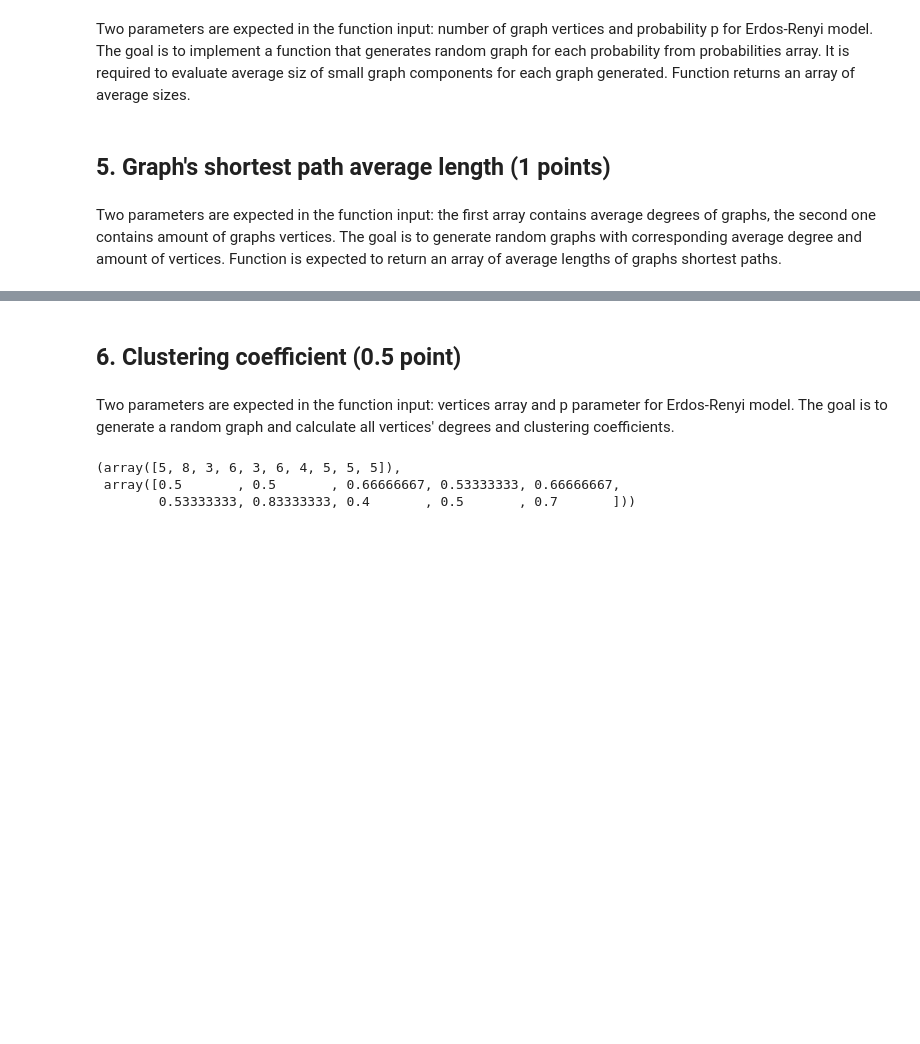
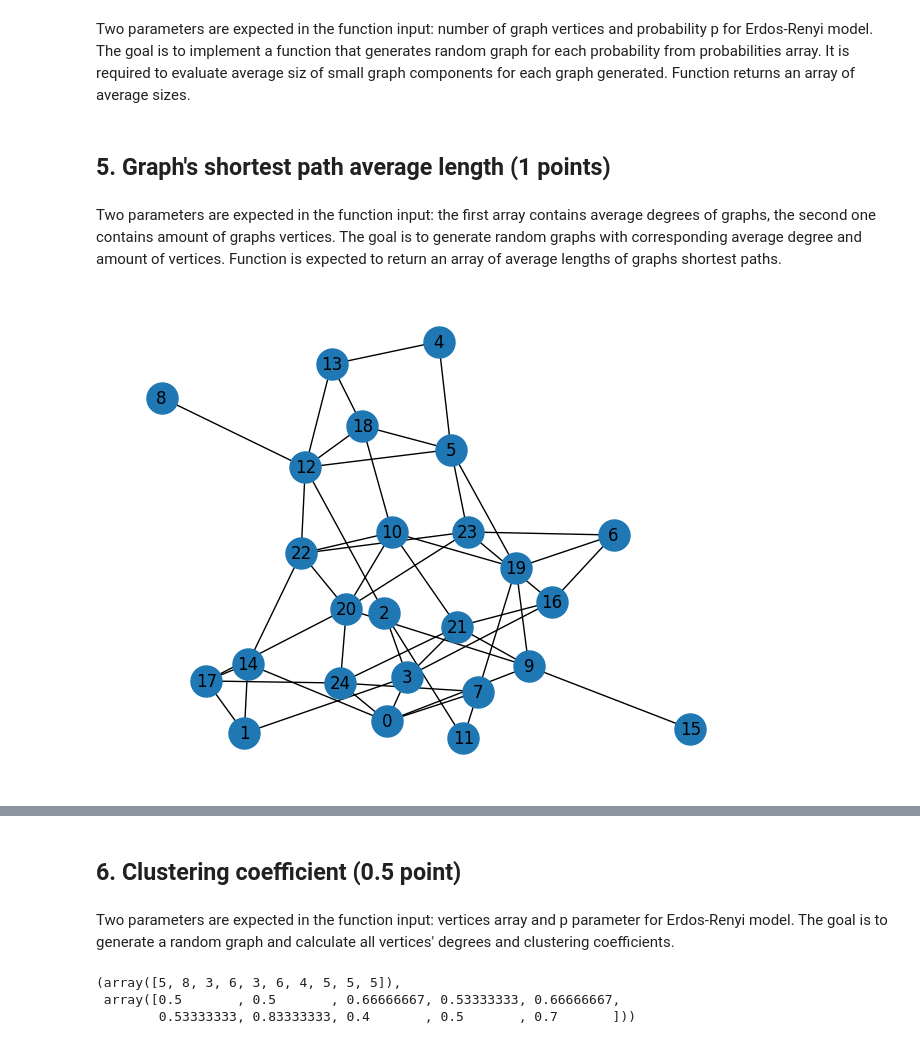
Before and after one commit to xCthulhuFtagn/SAVN_2024_winter_HSE, a Jupyter notebook: assignment_1.ipynb, the cells around one changed output, grey strips where cells are left out. Cells and saved outputs as stored; diff of their text form; code cells hidden in the pictures; blank space fills up the shorter version.

```diff
--- a/assignment_1.ipynb
+++ b/assignment_1.ipynb
@@ -450,36 +459,106 @@ def largest_connection_component(nodes : int, probabilities : np.ndarray) -> np.
 # %% [markdown]
 Two parameters are expected in the function input: the first array contains average degrees of graphs, the second one contains amount of graphs vertices. The goal is to generate random graphs with corresponding average degree and amount of vertices. Function is expected to return an array of average lengths of graphs shortest paths.
 # %%
+import random
 def get_random_pair(arr: np.array) -> (int, int):
-    copy = arr.copy()
-    return random.shuffle(copy)[:2]
+    copy = list(arr)
+    random.shuffle(copy)
+    return copy[:2]
 
 def graph_by_avg_degree(average_degree: float, nodes_number: int) -> (np.array, np.array):
     degrees_sum = average_degree * nodes_number
     used_vertices = set()
     nodes = range(nodes_number)
 
     while degrees_sum > 0:
         while True:
             n1, n2 = get_random_pair(nodes)
             pair = frozenset((n1, n2))
-            if pair not in used_vertices: continue
+            if pair in used_vertices: continue
             used_vertices.add(pair)
             # degrees are added pairwise, so it's impossible to get odd degrees_sum
             degrees_sum -= 2
             break
 
-    return np.array(nodes), np.fromiter(map(lambda v: tuple(v), used_vertices))
+    return np.array(nodes), np.fromiter(map(lambda v: tuple(v), used_vertices), tuple)
 
-def Djikstra(AdjMatrix, node):
-    pass
 
-def calc_avg_length(): pass
+def Djikstra(AdjMatrix, vertice) -> np.ndarray:
+    n_vertices = len(AdjMatrix)
+    dist = np.array([float('inf')] * n_vertices)
+    dist[vertice] = 0
+    used = set()
+    unused = set(range(n_vertices))
+
+    while unused:
+        # Pick the minimum distance vertex from
+        # the set of vertices not yet processed.
+        # u is always equal to src in first iteration
+        min = float('inf')
+        u = next(iter(unused))
+        for uwu in unused:
+            if min > dist[uwu]:
+                u = uwu
+                min = dist[uwu]
+
+        # Put the minimum distance vertex in the
+        # shortest path tree
+        unused.remove(u)
+
+        # Update dist value of the adjacent vertices
+        # of the picked vertex only if the current
+        # distance is greater than new distance and
+        # the vertex in not in the shortest path tree
+        for v in range(n_vertices):
+            if (AdjMatrix[u][v] > 0 and
+                v in unused and
+                dist[v] > dist[u] + AdjMatrix[u][v]):
+                dist[v] = dist[u] + AdjMatrix[u][v]
+    return np.array(dist)
+
+def avg_short_path(vertices, edges):
+    E = set(map(lambda x: frozenset(x), edges))
+    AdjMatrix = [None] * len(vertices)
+    for i in range(len(AdjMatrix)): AdjMatrix[i] = np.array([0] * len(vertices))
+    for v in vertices:
+        e = set(filter(lambda el: v in el, E))
+        for v1, v2 in e:
+            AdjMatrix[v1][v2] = 1
+            AdjMatrix[v2][v1] = 1
+    # print("AdjMatrix")
+    # for line in AdjMatrix: print(line)
+    AdjMatrix = np.array(AdjMatrix)
+
+
+    rows, cols = np.where(AdjMatrix == 1)
+    edges = zip(rows.tolist(), cols.tolist())
+    gr = nx.Graph()
+    gr.add_edges_from(edges)
+    nx.draw(gr, node_size=500, with_labels=True)
+    plt.show()
+
+    avgs = []
+    for v in vertices:
+        paths = Djikstra(AdjMatrix, v)
+        # print(f'from djikstra: {paths}')
+        # paths[paths == float('inf')] = 0
+        paths = paths[paths != float('inf')]
+        # print(f'changed from djikstra: {paths}')
+        avgs.append(paths.mean())
+
+    return np.array(avgs).mean()
 
 def average_shortest_path_length(average_degree : np.ndarray, nodes_number : np.ndarray) -> np.ndarray:
     # Your code here
     # https://networkx.org/documentation/networkx-1.3/reference/generated/networkx.average_shortest_path_length.html#:~:text=The%20average%20shortest%20path%20length%20is%20the%20sum%20of%20path,number%20of%20nodes%20in%20G.
     # https://networkx.org/documentation/stable/reference/algorithms/generated/networkx.algorithms.shortest_paths.generic.average_shortest_path_length.html
+    paths = []
     for avg_d, nodes in zip(average_degree, nodes_number):
-        Graph = graph_by_avg_degree(avg_d, nodes)
-        # Djikstra
+        vertices, edges = graph_by_avg_degree(avg_d, nodes)
+        paths.append(avg_short_path(vertices, edges))
+
+    return np.array(paths)
+
+average_shortest_path_length([4], [25])
+# %% [output]
+[figure, added]
```
Also changed, not shown: parts of 7 cells of this notebook.
